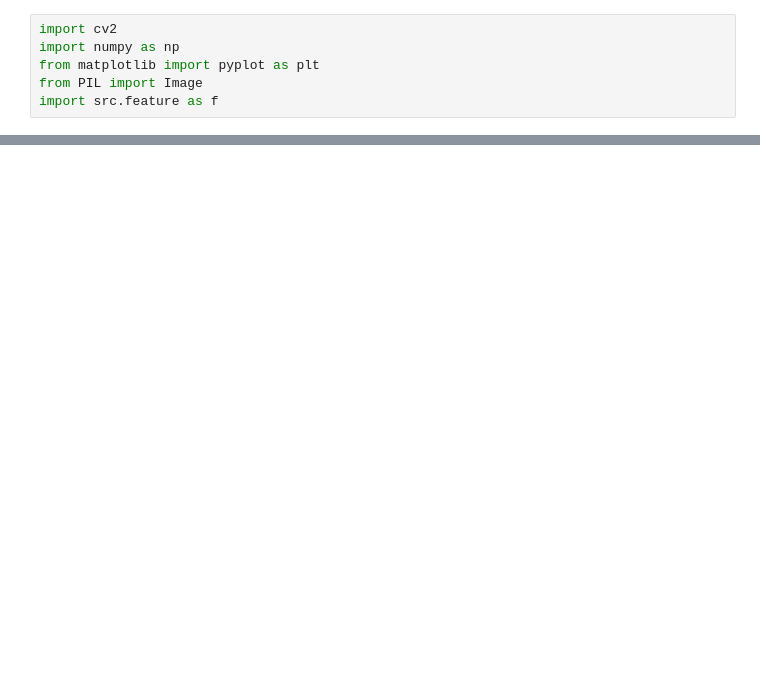
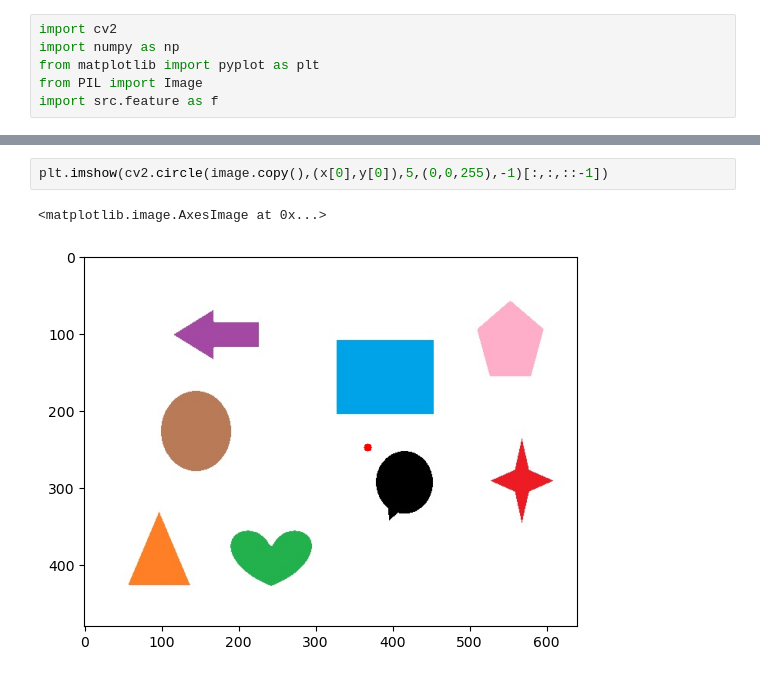
Before and after one commit to What-Pity/linemod, a Jupyter notebook: template_matching_demo.ipynb, the cells around one changed output, grey strips where cells are left out. Saved outputs shown, nothing was run; the diff lists cells and outputs as text; blank space fills up the shorter version.

```diff
--- a/template_matching_demo.ipynb
+++ b/template_matching_demo.ipynb
@@ -79,0 +31,5 @@ plt.imshow(template_feature)
+# %%
+plt.imshow(cv2.circle(image.copy(),(x[0],y[0]),5,(0,0,255),-1)[:,:,::-1])
+# %% [output]
+<matplotlib.image.AxesImage at 0x...>
+[figure, added]
```
Also changed, not shown: parts of 15 cells of this notebook, 10 other files.
